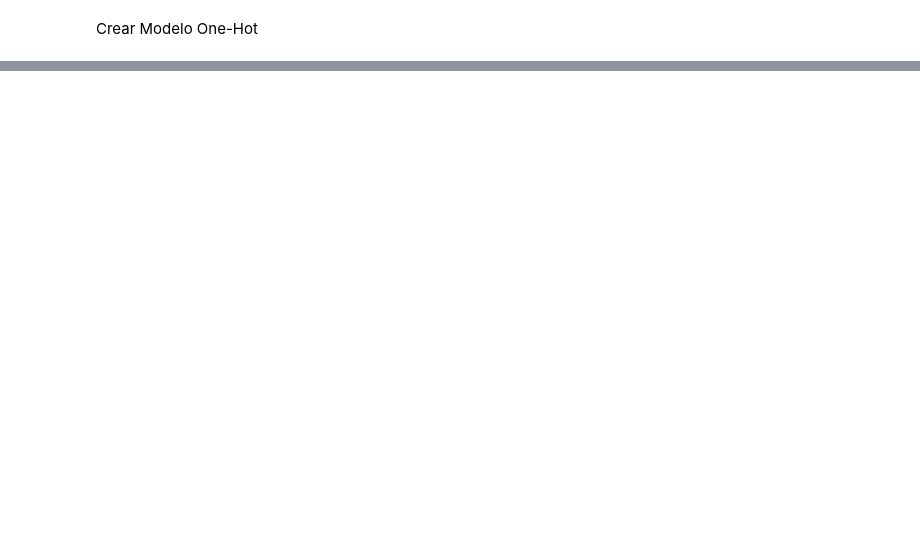
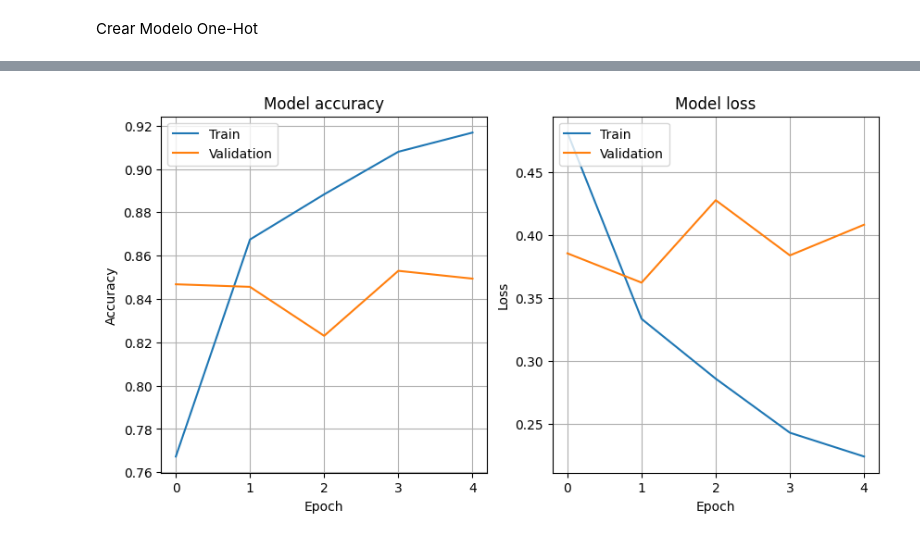
Before and after one commit to LeninGF/CoursesNotes, a Jupyter notebook: InteligenciaArtificalGenerativa/Problems/LSTM-GRU/EjerciciosLSTM-GRU-IAG-2024B_LeninFalconi.ipynb, the cells around one changed output, grey strips where cells are left out. Saved outputs shown, nothing was run; the diff lists cells and outputs as text; code cells hidden in the pictures; blank space fills up the shorter version.

Commit message:
Trained the model

```diff
--- a/InteligenciaArtificalGenerativa/Problems/LSTM-GRU/EjerciciosLSTM-GRU-IAG-2024B_LeninFalconi.ipynb
+++ b/InteligenciaArtificalGenerativa/Problems/LSTM-GRU/EjerciciosLSTM-GRU-IAG-2024B_LeninFalconi.ipynb
@@ -120,0 +157,3 @@ Model: "model_one_hot"
+# %%
+x_train = pad_sequences(x_train, maxlen=max_text_len)
+x_test = pad_sequences(x_test, maxlen=max_text_len)
@@ -120,0 +190,18 @@ Model: "model_one_hot"
+# %%
+model.compile(optimizer='adam', loss='binary_crossentropy', metrics=['accuracy'])
+# %%
+from tensorflow.keras.callbacks import EarlyStopping, ModelCheckpoint
+early_stopping = EarlyStopping(
+    monitor='val_loss',  # Metric to monitor (e.g., validation loss)
+    patience=3,          # Number of epochs with no improvement after which training will be stopped
+    restore_best_weights=True # Restore model weights from the epoch with the best value of the monitored quantity.
+)
+
+# Define the checkpoint callback
+checkpoint = ModelCheckpoint('best_model_weights.keras',
+                             monitor='val_accuracy',
+                             save_best_only=True,
+                             mode='max',
+                             verbose=1)
+# %%
+history = model.fit(x_train, y_train, epochs=20, batch_size=64, validation_split=0.2, callbacks=[early_stopping, checkpoint])
@@ -120,0 +229,26 @@ Model: "model_one_hot"
+# %%
+import matplotlib.pyplot as plt
+
+# Plot training & validation accuracy values
+plt.figure(figsize=(10, 5))
+plt.subplot(1, 2, 1)
+plt.plot(history.history['accuracy'])
+plt.plot(history.history['val_accuracy'])
+plt.title('Model accuracy')
+plt.ylabel('Accuracy')
+plt.xlabel('Epoch')
+plt.legend(['Train', 'Validation'], loc='upper left')
+plt.grid()
+
+# Plot training & validation loss values
+plt.subplot(1, 2, 2)
+plt.plot(history.history['loss'])
+plt.plot(history.history['val_loss'])
+plt.title('Model loss')
+plt.ylabel('Loss')
+plt.xlabel('Epoch')
+plt.legend(['Train', 'Validation'], loc='upper left')
+plt.grid()
+plt.show()
+# %% [output]
+[figure, added]
```
Also changed, not shown: parts of 18 cells of this notebook.
